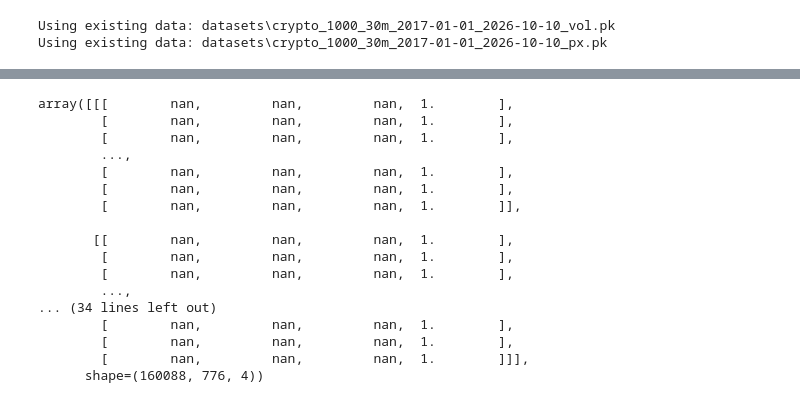
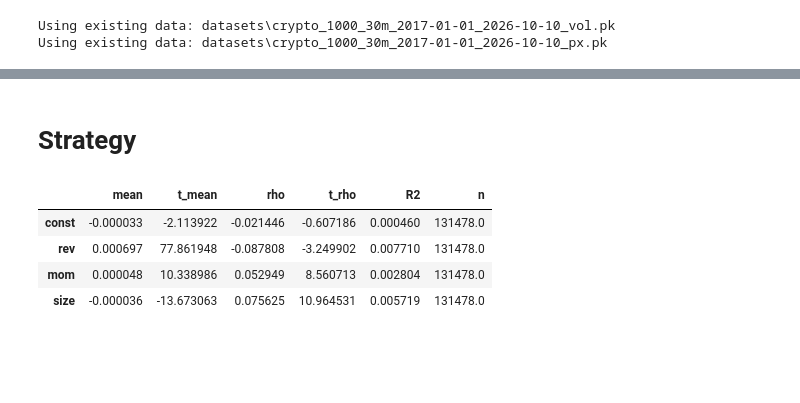
Before and after one commit to Parracho/Project-Finance, a Jupyter notebook: kalman_latent_factor.ipynb, the cells around one changed output, grey strips where cells are left out. Cells and saved outputs as stored; diff of their text form; code cells hidden in the pictures; blank space fills up the shorter version.

```diff
--- a/kalman_latent_factor.ipynb
+++ b/kalman_latent_factor.ipynb
@@ -75,20 +94,2 @@ X = np.stack(X, axis=2)                                   # chunk x N x F
-# %%
-X
-# %% [output]
-array([[[        nan,         nan,         nan,  1.        ],
-        [        nan,         nan,         nan,  1.        ],
-        [        nan,         nan,         nan,  1.        ],
-        ...,
-        [        nan,         nan,         nan,  1.        ],
-        [        nan,         nan,         nan,  1.        ],
-        [        nan,         nan,         nan,  1.        ]],
-
-       [[        nan,         nan,         nan,  1.        ],
-        [        nan,         nan,         nan,  1.        ],
-        [        nan,         nan,         nan,  1.        ],
-        ...,
-... (34 lines left out)
-        [        nan,         nan,         nan,  1.        ],
-        [        nan,         nan,         nan,  1.        ],
-        [        nan,         nan,         nan,  1.        ]]],
-      shape=(160088, 776, 4))
+# %% [markdown]
+# Strategy
@@ -94,0 +98,12 @@ array([[[        nan,         nan,         nan,  1.        ],
+# %%
+factors = {"rev": rev, "mom": mom, "size": size}
+coefs = q_quantile_factor_gpu.factor_regression(ret, factors)
+# %%
+results=coef_t_stat.t_stat(coefs)
+results
+# %% [output]
+|  | mean | t_mean | rho | t_rho | R2 | n |
+| const | -0.000033 | -2.113922 | -0.021446 | -0.607186 | 0.000460 | 131478.0 |
+| rev | 0.000697 | 77.861948 | -0.087808 | -3.249902 | 0.007710 | 131478.0 |
+| mom | 0.000048 | 10.338986 | 0.052949 | 8.560713 | 0.002804 | 131478.0 |
+| size | -0.000036 | -13.673063 | 0.075625 | 10.964531 | 0.005719 | 131478.0 |
```
Also changed, not shown: parts of 29 cells of this notebook, 2 other files.
